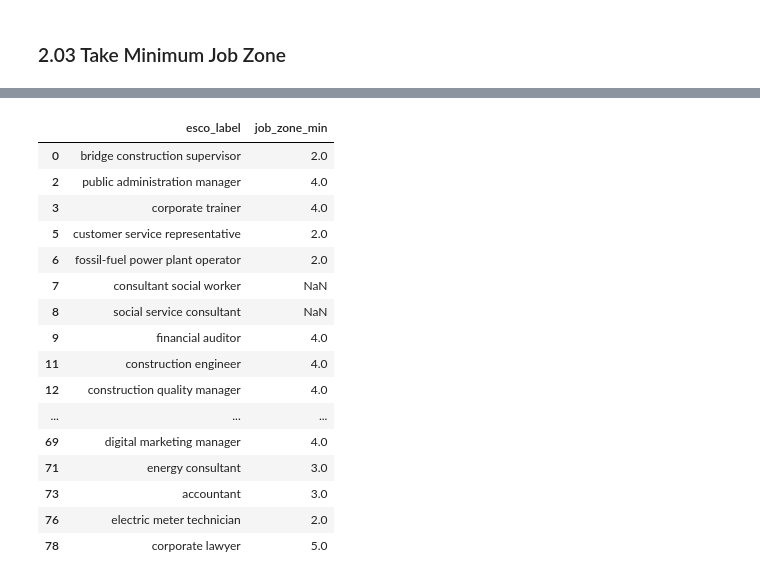
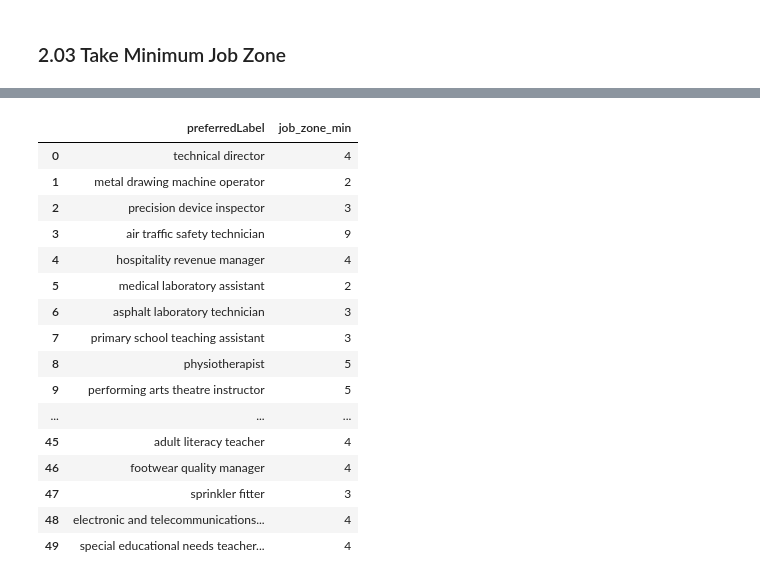
Before and after one commit to LaurenDahlin1/PAD2Skills, a Jupyter notebook: notebooks/09_onet_education.ipynb, the cells around one changed output, grey strips where cells are left out. Cells and saved outputs as stored; diff of their text form; code cells hidden in the pictures.

```diff
--- a/notebooks/09_onet_education.ipynb
+++ b/notebooks/09_onet_education.ipynb
@@ -199,8 +188,11 @@ First few rows:
 # %%
-# Load the unique ESCO occupations with NACE codes
-df_occupations = pd.read_csv(unique_esco_nace_file)
+# Load the prepared ESCO occupations
+clean_esco_dir = project_root / "data" / "silver" / "clean_esco"
+esco_prepared_file = clean_esco_dir / "esco_occupations_prepared.csv"
 
-print(f"Loaded {len(df_occupations)} unique ESCO occupations")
+df_occupations = pd.read_csv(esco_prepared_file)
+
+print(f"Loaded {len(df_occupations)} ESCO occupations")
 print(f"Columns: {list(df_occupations.columns)}")
 print(f"\nFirst few rows:")
 df_occupations.head()
@@ -285,16 +325,22 @@ First few rows:
 ### 2.03 Take Minimum Job Zone
 # %%
 # Calculate minimum job zone for each esco_id
-df_with_onet['job_zone_min'] = df_with_onet.groupby('esco_id')['job_zone'].transform('min')
+# Since df_occupations has unique esco_id values, we group by esco_id from the merged data
+df_with_onet_min = df_with_onet.groupby('esco_id').agg({
+    'job_zone': 'min'
+}).reset_index()
 
-# Drop O*NET specific columns and job_zone
-columns_to_drop = ['onet_id', 'onet_title', 'onet_description', 'job_zone']
-df_final = df_with_onet.drop(columns=columns_to_drop)
+# Rename the job_zone column to job_zone_min
+df_with_onet_min = df_with_onet_min.rename(columns={'job_zone': 'job_zone_min'})
 
-# Drop duplicate rows (keep unique esco_id rows)
-df_final = df_final.drop_duplicates()
+# Merge the minimum job zone back to df_occupations
+df_final = df_occupations.merge(
+    df_with_onet_min,
+    on='esco_id',
+    how='left'
+)
 
-print(f"✓ Calculated minimum job zone and deduplicated")
+print(f"✓ Calculated minimum job zone and merged back to ESCO occupations")
 print(f"  Original df_occupations rows: {len(df_occupations)}")
 print(f"  Final rows: {len(df_final)}")
 print(f"  Rows match: {len(df_final) == len(df_occupations)}")
@@ -317,0 +364,9 @@ First few rows:
+# %%
+# Fill missing job_zone_min with 9 and convert to int
+df_final['job_zone_min'] = df_final['job_zone_min'].fillna(9).astype(int)
+
+print(f"✓ Filled missing job zones with 9 and converted to int")
+print(f"  Missing values: {df_final['job_zone_min'].isna().sum()}")
+print(f"  Data type: {df_final['job_zone_min'].dtype}")
+print(f"\nValue counts:")
+print(df_final['job_zone_min'].value_counts().sort_index())
@@ -318,20 +387,20 @@ First few rows:
 # %%
-df_final[['esco_label', 'job_zone_min']].head(50)
+df_final[['preferredLabel', 'job_zone_min']].head(50)
 # %% [output]
-|  | esco_label | job_zone_min |
-| 0 | bridge construction supervisor | 2.0 |
-| 2 | public administration manager | 4.0 |
-| 3 | corporate trainer | 4.0 |
-| 5 | customer service representative | 2.0 |
-| 6 | fossil-fuel power plant operator | 2.0 |
-| 7 | consultant social worker | NaN |
-| 8 | social service consultant | NaN |
-| 9 | financial auditor | 4.0 |
-| 11 | construction engineer | 4.0 |
-| 12 | construction quality manager | 4.0 |
+|  | preferredLabel | job_zone_min |
+| 0 | technical director | 4 |
+| 1 | metal drawing machine operator | 2 |
+| 2 | precision device inspector | 3 |
+| 3 | air traffic safety technician | 9 |
+| 4 | hospitality revenue manager | 4 |
+| 5 | medical laboratory assistant | 2 |
+| 6 | asphalt laboratory technician | 3 |
+| 7 | primary school teaching assistant | 3 |
+| 8 | physiotherapist | 5 |
+| 9 | performing arts theatre instructor | 5 |
 | ... | ... | ... |
-| 69 | digital marketing manager | 4.0 |
-| 71 | energy consultant | 3.0 |
-| 73 | accountant | 3.0 |
-| 76 | electric meter technician | 2.0 |
-| 78 | corporate lawyer | 5.0 |
+| 45 | adult literacy teacher | 4 |
+| 46 | footwear quality manager | 4 |
+| 47 | sprinkler fitter | 3 |
+| 48 | electronic and telecommunications... | 4 |
+| 49 | special educational needs teacher... | 4 |
```
Also changed, not shown: parts of 25 cells of this notebook, 10 other files.
